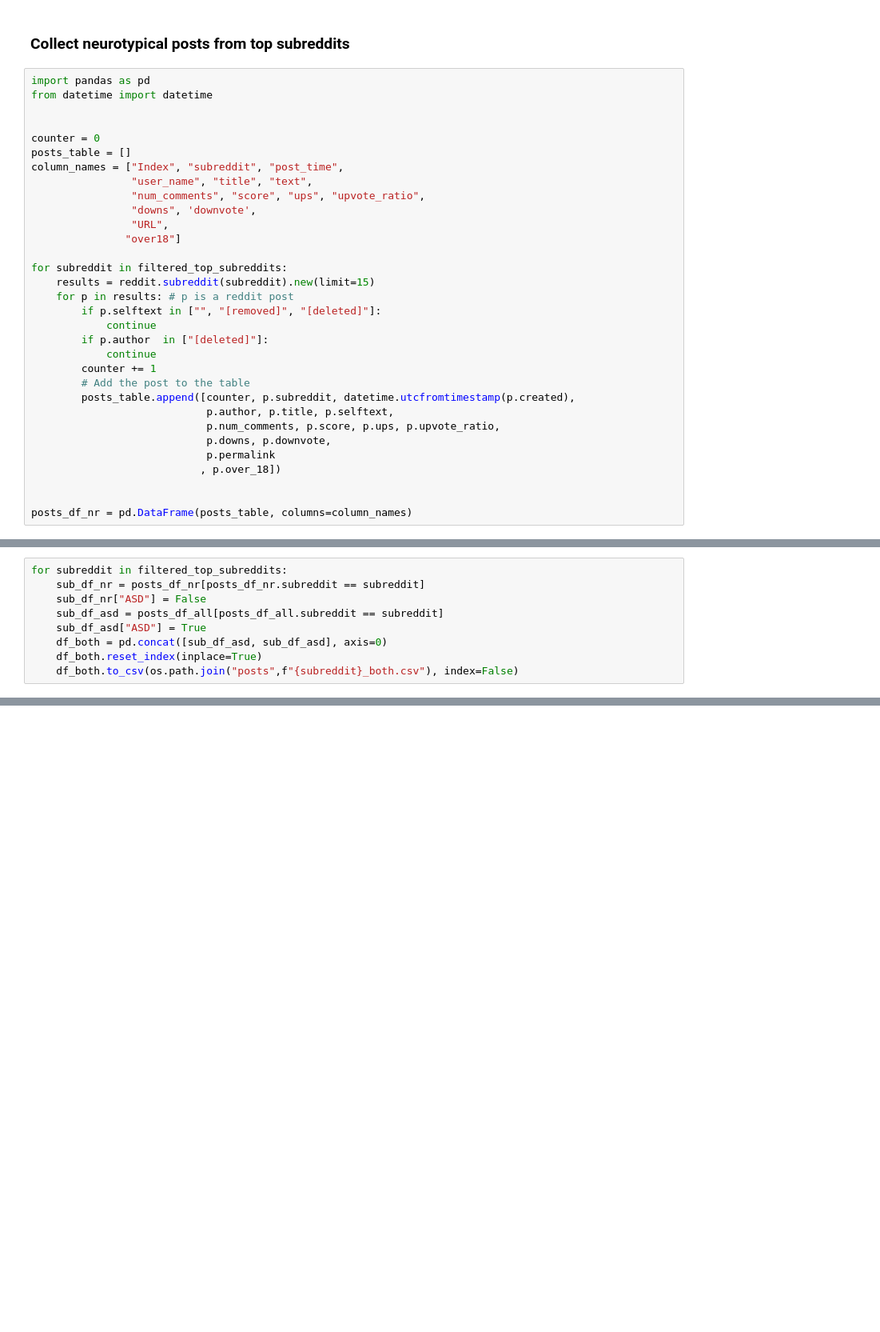
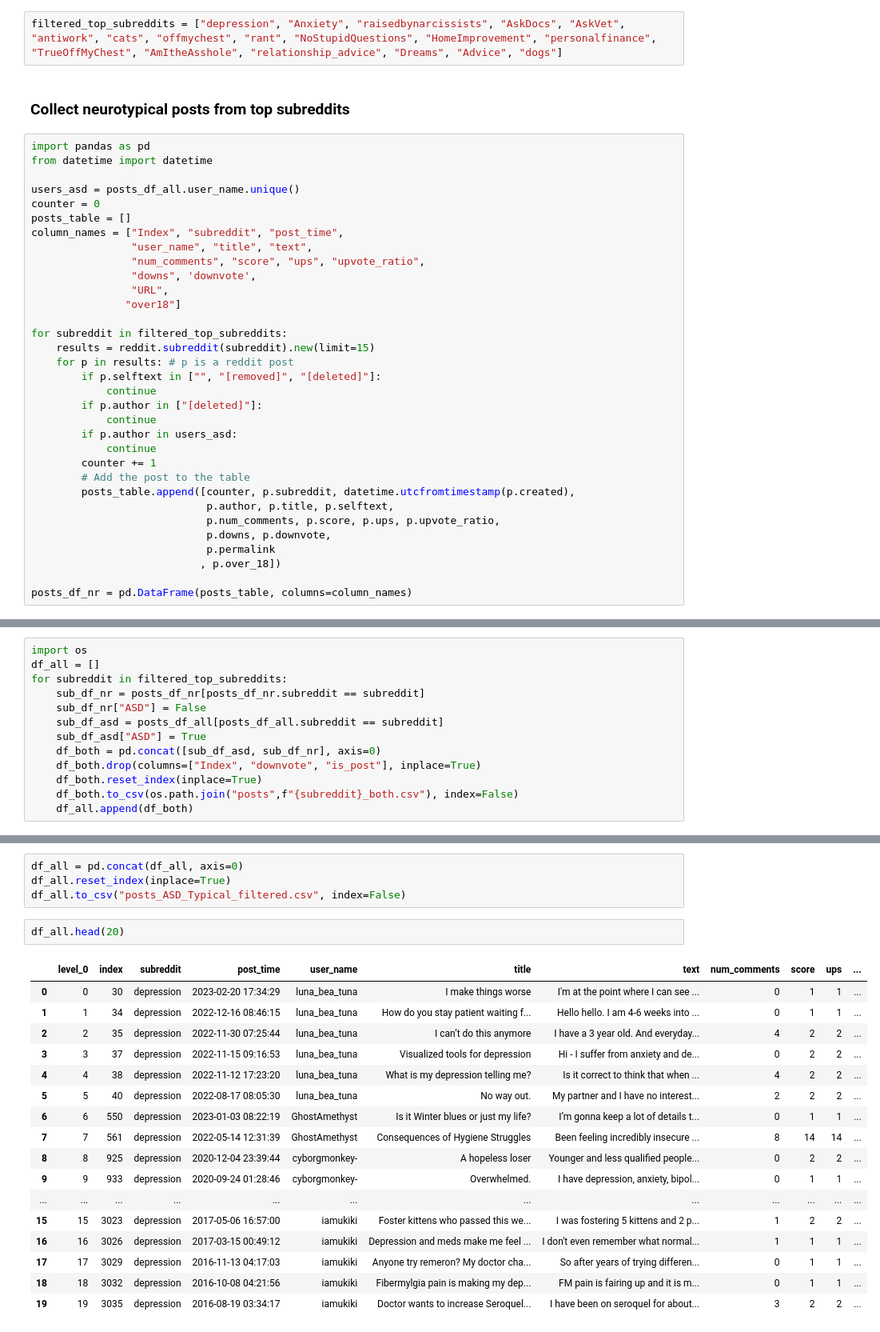
Before and after one commit to ilanit1997/ASDNetworkAnalysisReddit, a Jupyter notebook: data_collection.ipynb, the cells around one changed output, grey strips where cells are left out. Shown: that part at 80% size. Saved outputs shown, nothing was run; the diff lists cells and outputs as text; blank space fills up the shorter version.

```diff
--- a/data_collection.ipynb
+++ b/data_collection.ipynb
@@ -104,10 +142,12 @@ filtered_top_subreddits = []
+# %%
+filtered_top_subreddits = ["depression", "Anxiety", "raisedbynarcissists", "AskDocs", "AskVet", "antiwork", "cats", "offmychest", "rant", "NoStupidQuestions", "HomeImprovement", "personalfinance", "TrueOffMyChest", "AmItheAsshole", "relationship_advice", "Dreams", "Advice", "dogs"]
 # %% [markdown]
 ### Collect neurotypical posts from top subreddits
 # %%
 import pandas as pd
 from datetime import datetime
 
-
+users_asd = posts_df_all.user_name.unique()
 counter = 0
 posts_table = []
 column_names = ["Index", "subreddit", "post_time",
@@ -122,7 +162,9 @@ for subreddit in filtered_top_subreddits:
     for p in results: # p is a reddit post
         if p.selftext in ["", "[removed]", "[deleted]"]:
             continue
-        if p.author  in ["[deleted]"]:
+        if p.author in ["[deleted]"]:
+            continue
+        if p.author in users_asd:
             continue
         counter += 1
         # Add the post to the table
@@ -133,7 +175,6 @@ for subreddit in filtered_top_subreddits:
                             p.permalink
                            , p.over_18])
 
-
 posts_df_nr = pd.DataFrame(posts_table, columns=column_names)
 # %%
 posts_df_nr.to_csv("postsNRTypical.csv", index=False) # index=False - do not save the default index column
@@ -142,9 +192,13 @@ posts_df_nr.to_csv("postsNRTypical.csv", index=False) # index=False - do not sav
 # %%
+import os
+df_all = []
 for subreddit in filtered_top_subreddits:
     sub_df_nr = posts_df_nr[posts_df_nr.subreddit == subreddit]
     sub_df_nr["ASD"] = False
     sub_df_asd = posts_df_all[posts_df_all.subreddit == subreddit]
     sub_df_asd["ASD"] = True
-    df_both = pd.concat([sub_df_asd, sub_df_asd], axis=0)
+    df_both = pd.concat([sub_df_asd, sub_df_nr], axis=0)
+    df_both.drop(columns=["Index", "downvote", "is_post"], inplace=True)
     df_both.reset_index(inplace=True)
     df_both.to_csv(os.path.join("posts",f"{subreddit}_both.csv"), index=False)
+    df_all.append(df_both)
@@ -150,0 +223,24 @@ for subreddit in filtered_top_subreddits:
+# %%
+df_all = pd.concat(df_all, axis=0)
+df_all.reset_index(inplace=True)
+df_all.to_csv("posts_ASD_Typical_filtered.csv", index=False)
+# %%
+df_all.head(20)
+# %% [output]
+|  | level_0 | index | subreddit | post_time | user_name | title | text | num_comments | score | ups | ... |
+| 0 | 0 | 30 | depression | 2023-02-20 17:34:29 | luna_bea_tuna | I make things worse | I'm at the point where I can see ... | 0 | 1 | 1 | ... |
+| 1 | 1 | 34 | depression | 2022-12-16 08:46:15 | luna_bea_tuna | How do you stay patient waiting f... | Hello hello. I am 4-6 weeks into ... | 0 | 1 | 1 | ... |
+| 2 | 2 | 35 | depression | 2022-11-30 07:25:44 | luna_bea_tuna | I can’t do this anymore | I have a 3 year old. And everyday... | 4 | 2 | 2 | ... |
+| 3 | 3 | 37 | depression | 2022-11-15 09:16:53 | luna_bea_tuna | Visualized tools for depression | Hi - I suffer from anxiety and de... | 0 | 2 | 2 | ... |
+| 4 | 4 | 38 | depression | 2022-11-12 17:23:20 | luna_bea_tuna | What is my depression telling me? | Is it correct to think that when ... | 4 | 2 | 2 | ... |
+| 5 | 5 | 40 | depression | 2022-08-17 08:05:30 | luna_bea_tuna | No way out. | My partner and I have no interest... | 2 | 2 | 2 | ... |
+| 6 | 6 | 550 | depression | 2023-01-03 08:22:19 | GhostAmethyst | Is it Winter blues or just my life? | I’m gonna keep a lot of details t... | 0 | 1 | 1 | ... |
+| 7 | 7 | 561 | depression | 2022-05-14 12:31:39 | GhostAmethyst | Consequences of Hygiene Struggles | Been feeling incredibly insecure ... | 8 | 14 | 14 | ... |
+| 8 | 8 | 925 | depression | 2020-12-04 23:39:44 | cyborgmonkey- | A hopeless loser | Younger and less qualified people... | 0 | 2 | 2 | ... |
+| 9 | 9 | 933 | depression | 2020-09-24 01:28:46 | cyborgmonkey- | Overwhelmed. | I have depression, anxiety, bipol... | 0 | 1 | 1 | ... |
+| ... | ... | ... | ... | ... | ... | ... | ... | ... | ... | ... | ... |
+| 15 | 15 | 3023 | depression | 2017-05-06 16:57:00 | iamukiki | Foster kittens who passed this we... | I was fostering 5 kittens and 2 p... | 1 | 2 | 2 | ... |
+| 16 | 16 | 3026 | depression | 2017-03-15 00:49:12 | iamukiki | Depression and meds make me feel ... | I don't even remember what normal... | 1 | 1 | 1 | ... |
+| 17 | 17 | 3029 | depression | 2016-11-13 04:17:03 | iamukiki | Anyone try remeron? My doctor cha... | So after years of trying differen... | 0 | 1 | 1 | ... |
+| 18 | 18 | 3032 | depression | 2016-10-08 04:21:56 | iamukiki | Fibermylgia pain is making my dep... | FM pain is fairing up and it is m... | 0 | 1 | 1 | ... |
+| 19 | 19 | 3035 | depression | 2016-08-19 03:34:17 | iamukiki | Doctor wants to increase Seroquel... | I have been on seroquel for about... | 3 | 2 | 2 | ... |
```
Also changed, not shown: parts of 18 cells of this notebook, 25 other files.
